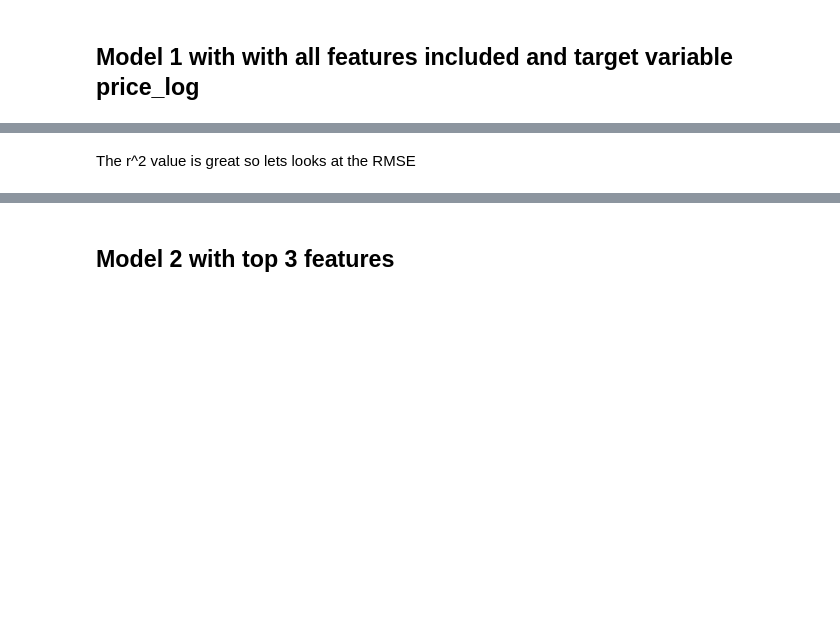
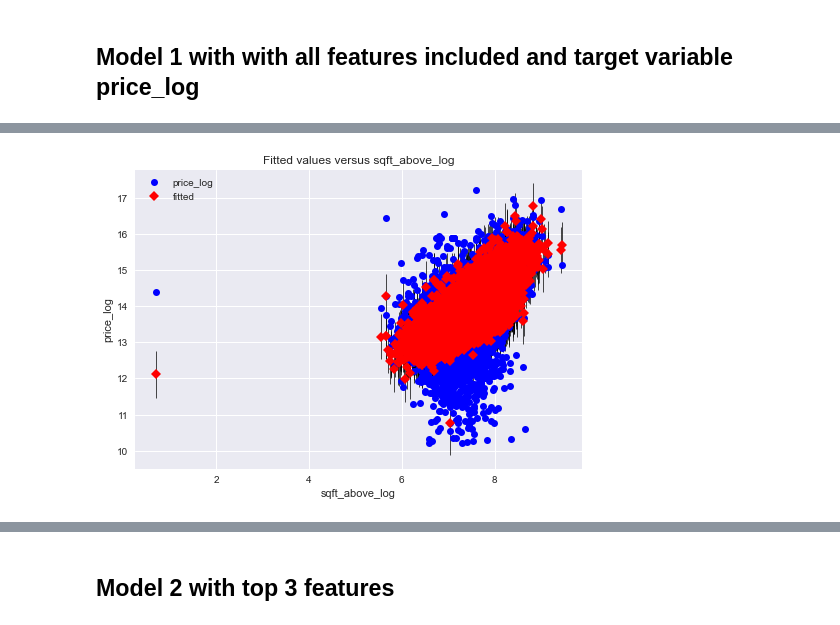
Before and after one commit to cristopher-d-delgado/Project_Linear_Regression_King_County, a Jupyter notebook: notebooks/modeling.ipynb, the cells around one changed output, grey strips where cells are left out. Drawn from its saved outputs; the diff is of its cells as text; code cells hidden in the pictures; blank space fills up the shorter version.

Commit message:
Finished removeing model 1 features

```diff
--- a/notebooks/modeling.ipynb
+++ b/notebooks/modeling.ipynb
@@ -70,5 +70,8 @@ Notes:
 [1] Standard Errors assume that the covariance matrix of the errors is correctly specified.
 [2] The condition number is large, 4.16e+03. This might indicate that there are
 strong multicollinearity or other numerical problems.
-# %% [markdown]
-The r^2 value is great so lets looks at the RMSE
+# %%
+sm.graphics.plot_fit(model1_results, "sqft_above_log")
+plt.show()
+# %% [output]
+[figure, added]
```
Also changed, not shown: parts of 10 cells of this notebook.
